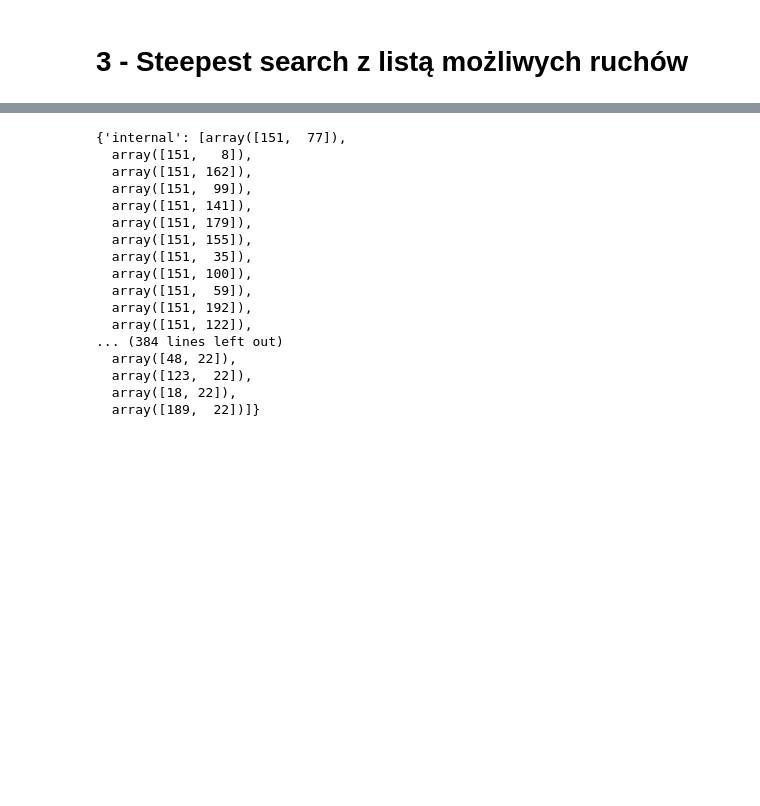
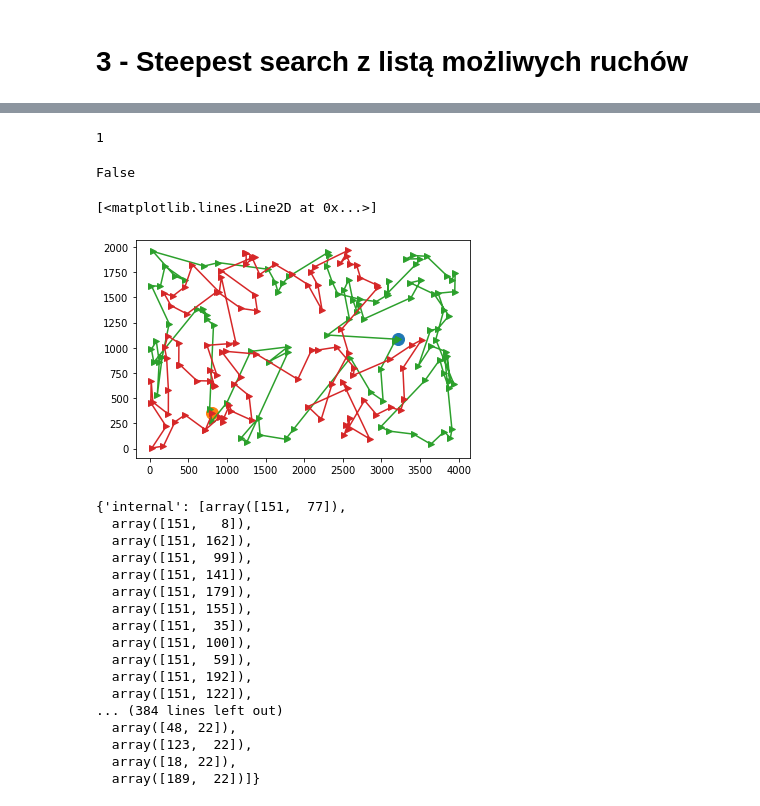
Before and after one commit to mikolaj-sienkiewicz/PP_Inteligente_Metody_Optymalizacji, a Jupyter notebook: Lab3/Lab3Papito.ipynb, the cells around one changed output, grey strips where cells are left out. Saved outputs shown, nothing was run; the diff lists cells and outputs as text; code cells hidden in the pictures; blank space fills up the shorter version.

```diff
--- a/Lab3/Lab3Papito.ipynb
+++ b/Lab3/Lab3Papito.ipynb
@@ -636,3 +860,20 @@ for k,v in LM.items():
+# %%
+0 if len(np.where(cycles[0] == 2)[0])!=0 else 1
+# %% [output]
+1
+# %%
+cycles[0]==2
+# %% [output]
+False
+# %%
+plt.clf()
+plt.plot(dataset[:,0][cycles[0][0]], dataset[:,1][cycles[0][0]], "o", markersize=12)
+plt.plot(dataset[:,0][cycles[1][0]], dataset[:,1][cycles[1][0]], "o", markersize=12)
+plt.plot(dataset[:,0][[*cycles[0],cycles[0][0]]], dataset[:,1][[*cycles[0],cycles[0][0]]], "->")
+plt.plot(dataset[:,0][[*cycles[1],cycles[1][1]]], dataset[:,1][[*cycles[1],cycles[1][1]]], "->")
+# %% [output]
+[<matplotlib.lines.Line2D at 0x...>]
+[figure, added]
 # %%
 #-------------calculating possible moves
 mesh = np.array(np.meshgrid(cycles[0], cycles[1]))
```
Also changed, not shown: parts of 9 cells of this notebook, 4 other files.
